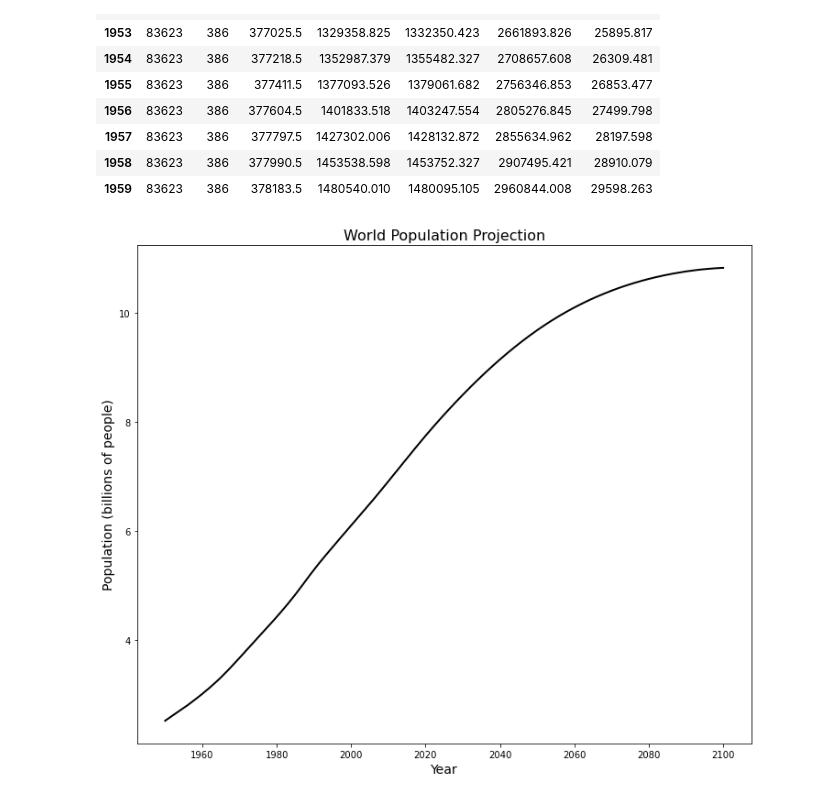
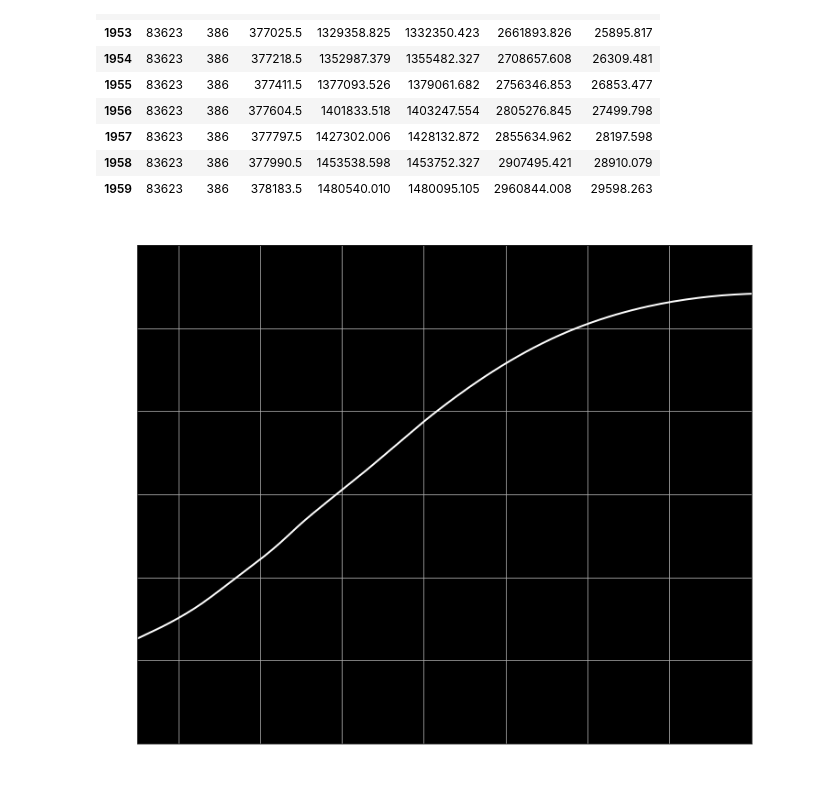
Before and after one commit to MartinPoveda/world_population_evolution, a Jupyter notebook: population_evolution.ipynb, the cells around one changed output. Drawn from its saved outputs; the diff is of its cells as text; code cells hidden in the pictures.

```diff
--- a/population_evolution.ipynb
+++ b/population_evolution.ipynb
@@ -98,10 +99,15 @@ world_population.head(10)
 | 1959 | 83623 | 386 | 378183.5 | 1480540.010 | 1480095.105 | 2960844.008 | 29598.263 |
 # %%
 fig, ax = plt.subplots(figsize=(12,10))
-plt.plot(world_population.index,world_population["PopTotal"]/1000000,color="black",linewidth=2)
-ax.set_xlabel('Year',fontsize=14)
-ax.set_ylabel('Population (billions of people)',fontsize=14)  # Add a y-label to the axes.
-ax.set_title("World Population Projection",fontsize=16)  # Add a title to the axes.
+plt.grid()
+plt.plot(world_population.index,world_population["PopTotal"]/1000000, color="white", linewidth=2)
+plt.xlim(1950,2100)
+plt.ylim(0,12)
+ax.tick_params(colors="white")
+ax.patch.set_facecolor('black')
+ax.set_xlabel('Year',fontsize=14, color="white")
+ax.set_ylabel('Population (billions of people)',fontsize=14, color="white")  # Add a y-label to the axes.
+ax.set_title("World Population Projection",fontsize=16, color="white")  # Add a title to the axes.
 plt.savefig("figures/world_population_projection")
 # %% [output]
-[figure, old version]
+[figure, new version]
```
Also changed, not shown: parts of 8 cells of this notebook, 4 other files.
